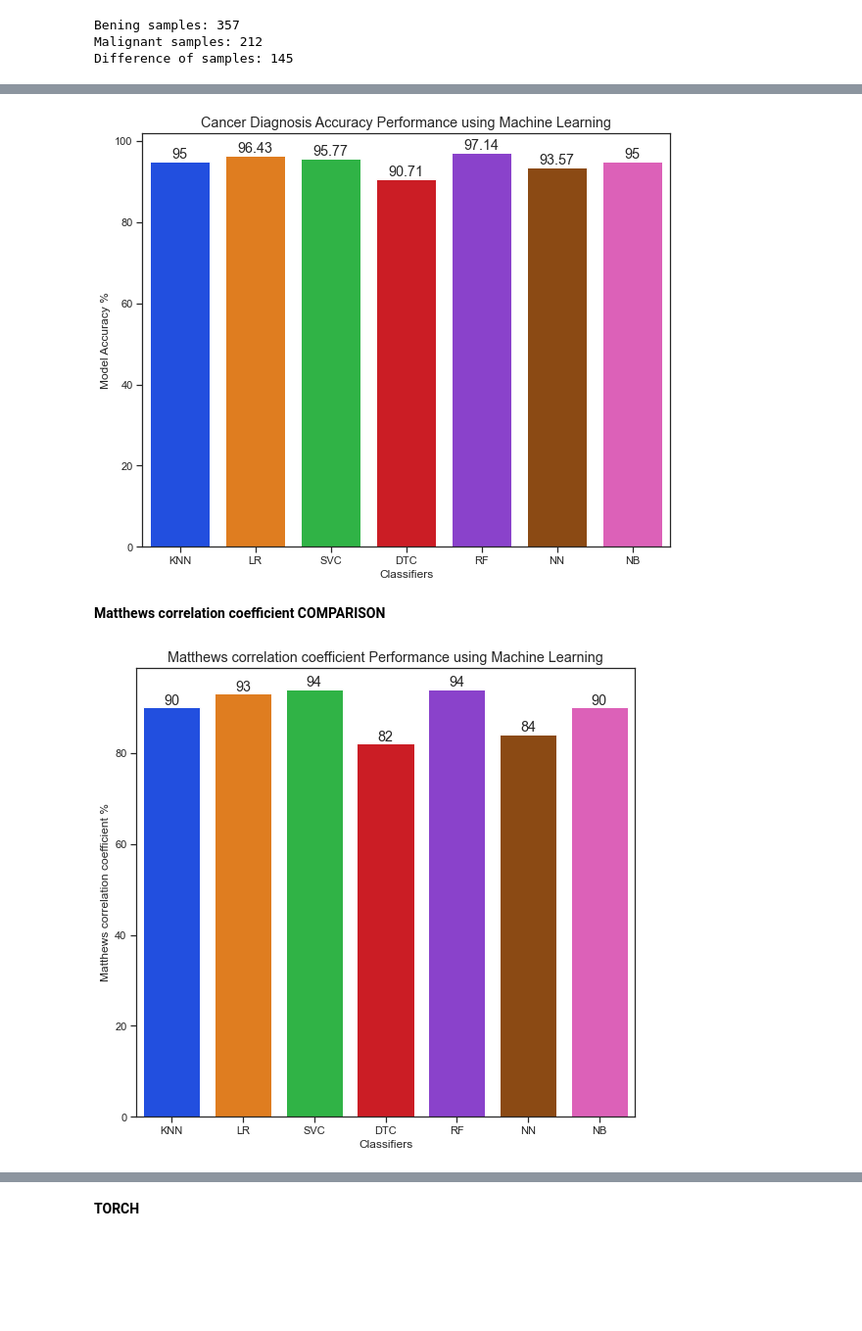
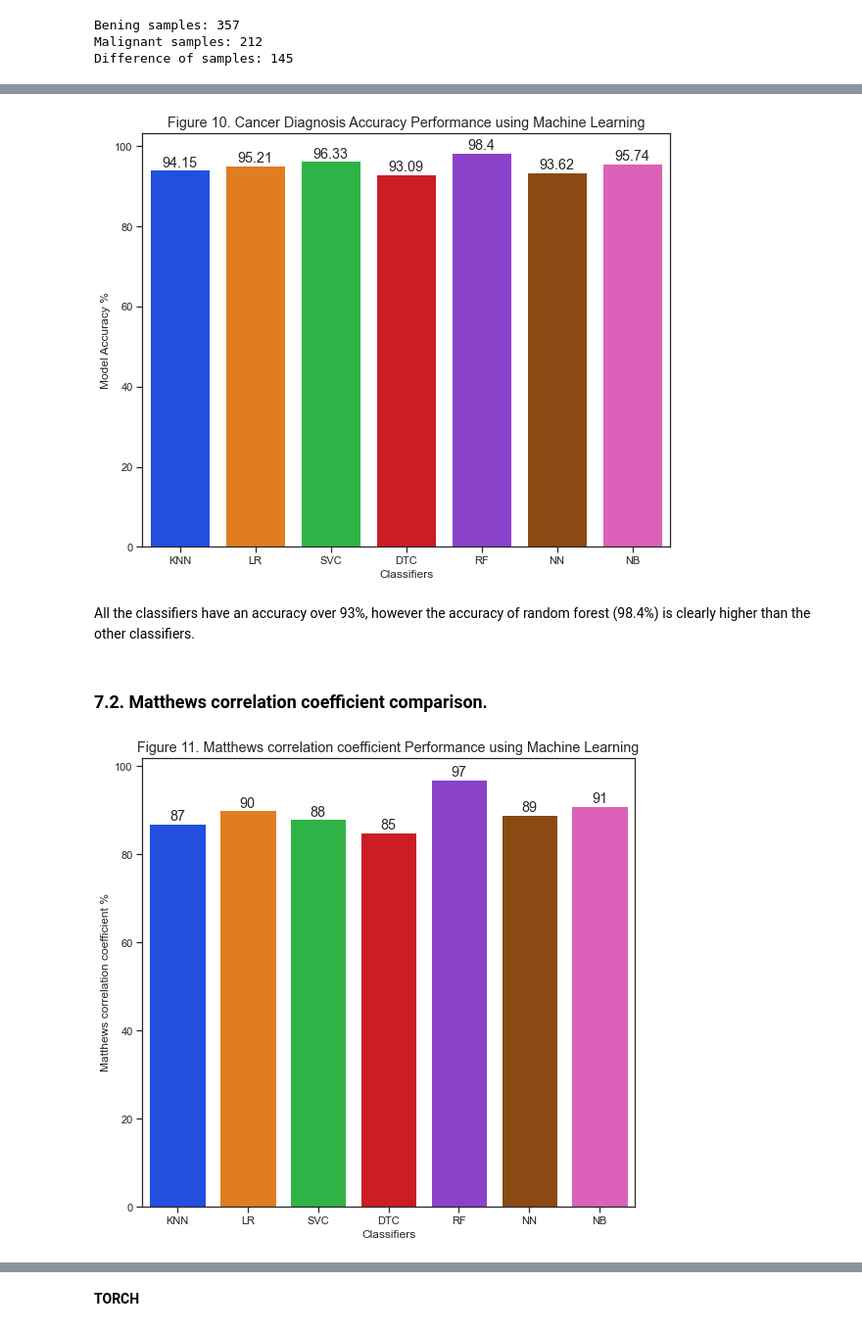
Before and after one commit to RobVergano/PDA22-Project-2, a Jupyter notebook: PDA22 Project 2.ipynb, the cells around one changed output, grey strips where cells are left out. Shown at 98% size. Saved outputs shown, nothing was run; the diff lists cells and outputs as text; code cells hidden in the pictures; blank space fills up the shorter version.

```diff
--- a/PDA22 Project 2.ipynb
+++ b/PDA22 Project 2.ipynb
@@ -261,47 +388,36 @@ Text(0.5, 1.0, 'K Neighbors Classifier scores for different K values')
 # %%
-# Knn accuracy:
+# Knn accuracy (27)
 
-knn = KNeighborsClassifier(n_neighbors=3)
-knn.fit(x_train,y_train)# Predicting results using Test data set
+# n_neighbors=5
+knn = KNeighborsClassifier(n_neighbors=5)
+knn.fit(x_train,y_train)
 pred = knn.predict(x_test)
 knn_acc = round((accuracy_score(pred,y_test))*100,2)
 print("KNN accuracy:", knn_acc)
 print()
 
-# Knn recall
+# Knn recall(28)
 
-# https://scikit-learn.org/stable/modules/generated/sklearn.metrics.recall_score.html
-
-from sklearn.metrics import recall_score
-
-#knn_mcc = (round(matthews_corrcoef(y_test,pred),2))*100
-
+# "None" to return the scores for each class.
 knn_rec = np.round(recall_score(y_test, pred, average=None)*100,2)
 print("KNN recall:", knn_rec)
 print()
 
-# Knn precision
+# Knn precision (29)
 
-# https://scikit-learn.org/stable/modules/generated/sklearn.metrics.precision_score.html
-
-from sklearn.metrics import precision_score
+# "None" to return the scores for each class.
 knn_prec = np.round(precision_score(y_test, pred, average=None)*100,2)
 print("KNN precision:", knn_prec)
 print()
 
-# Knn f1
+# Knn f1 (30)
 
-# # https://scikit-learn.org/stable/modules/generated/sklearn.metrics.f1_score.html
-from sklearn.metrics import f1_score
+# "None" to return the scores for each class.
 knn_f1 = np.round(f1_score(y_test, pred, average=None)*100,2)
 print("KNN f1:", knn_f1)
 print()
 
-# knn Matthews correlation coefficient (MCC)
-
-# https://scikit-learn.org/stable/modules/generated/sklearn.metrics.matthews_corrcoef.html
-
-from sklearn.metrics import matthews_corrcoef
+# knn Matthews correlation coefficient (MCC)(31)
 
 knn_mcc = (round(matthews_corrcoef(y_test,pred),2))*100
 print("KNN Matthews correlation coefficient:", knn_mcc)
@@ -493,8 +624,7 @@ plt.show()
 # %%
-# https://towardsdatascience.com/an-exhaustive-guide-to-classification-using-decision-trees-8d472e77223f
+from sklearn.tree import DecisionTreeClassifier #(37)
 
-from sklearn.tree import DecisionTreeClassifier
-clf_en = DecisionTreeClassifier(criterion='entropy', max_depth=3, random_state=0)
+clf_en = DecisionTreeClassifier()
 clf_en.fit(x_train, y_train)
 y_pred_en = clf_en.predict(x_test)
 
@@ -789,32 +938,34 @@ fig, ax = plt.subplots(figsize=(8.5, 7))
 
 sns.set(font_scale=1.2)
 
-sns.barplot(data=accuracydf, x="Classifiers",y="Model Accuracy %", palette ="bright").set(title="Cancer Diagnosis Accuracy Performance using Machine Learning")
+sns.barplot(data=accuracydf, x="Classifiers",y="Model Accuracy %", palette ="bright").set(title="Figure 10. Cancer Diagnosis Accuracy Performance using Machine Learning")
 
 ax.bar_label(ax.containers[0])
 
 plt.tight_layout()
 # %% [output]
-[figure, old version]
+[figure, new version]
+# %% [markdown]
+All the classifiers have an accuracy over 93%, however the accuracy of random forest (98.4%) is clearly higher than the other classifiers.
 # %% [markdown]
-**Matthews correlation coefficient COMPARISON**
+### **7.2. Matthews correlation coefficient comparison.**
 # %%
 mcc_data = {"Classifiers":["KNN","LR","SVC","DTC","RF","NN","NB"],
             "Matthews correlation coefficient %":[knn_mcc, lr_mcc, svc_mcc, dtc_mcc, rf_mcc, nn_mcc, nb_mcc]
        }
 
 mccdf = pd.DataFrame(data=mcc_data)
 
 sns.set(style="ticks")
 
 fig, ax = plt.subplots(figsize=(8, 7.5))
 
 sns.set(font_scale=1.2)
 
-sns.barplot(data=mccdf, x="Classifiers",y="Matthews correlation coefficient %",palette ="bright").set(title="Matthews correlation coefficient Performance using Machine Learning")
+sns.barplot(data=mccdf, x="Classifiers",y="Matthews correlation coefficient %",palette ="bright").set(title="Figure 11. Matthews correlation coefficient Performance using Machine Learning")
 
 ax.bar_label(ax.containers[0])
 
 plt.tight_layout()
 # %% [output]
-[figure, old version]
+[figure, new version]
```
Also changed, not shown: parts of 263 cells of this notebook.
